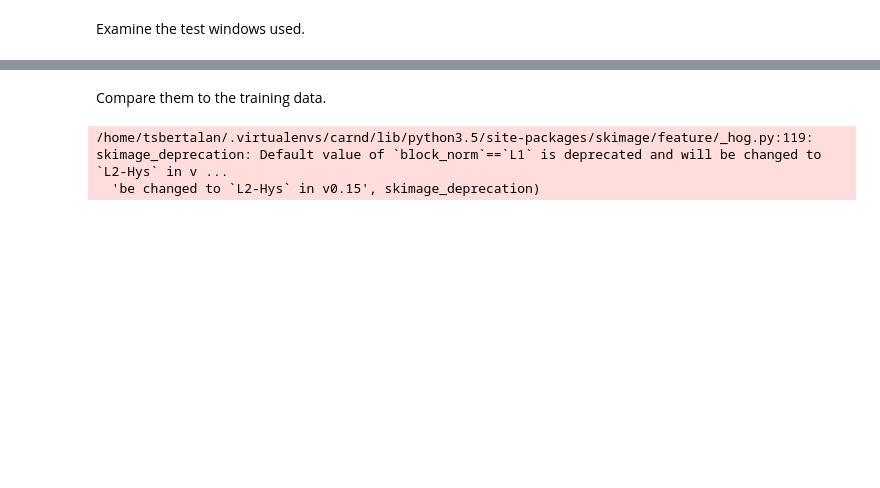
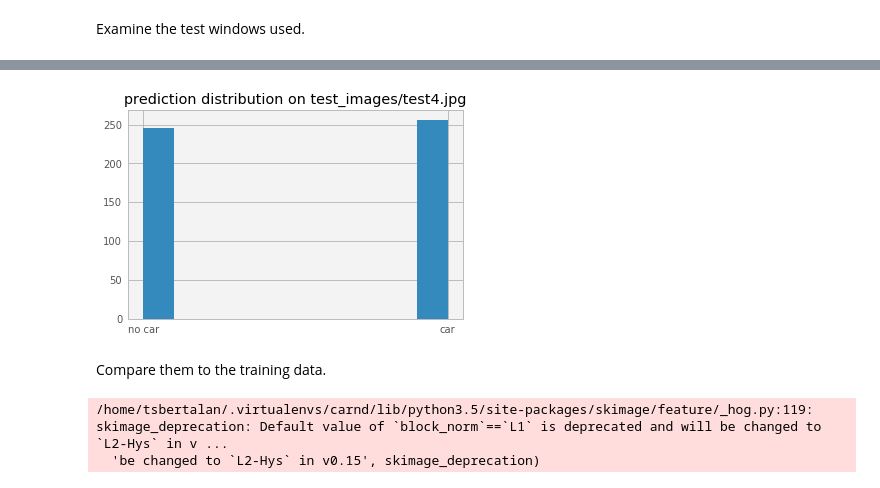
Before and after one commit to tsbertalan/vehicleDetection, a Jupyter notebook: Vehicle Detection - detector object.ipynb, the cells around one changed output, grey strips where cells are left out. Cells and saved outputs as stored; diff of their text form; code cells hidden in the pictures; blank space fills up the shorter version.

```diff
--- a/Vehicle Detection - detector object.ipynb
+++ b/Vehicle Detection - detector object.ipynb
@@ -311,0 +311,9 @@ testWindowImages = [
+# %%
+predictions = np.stack([
+    detector.clf.predict(
+        detector.scaler.transform(
+            detector.featurize(im).reshape((1, -1))
+        )
+    )
+    for im in testWindowImages
+])
@@ -312,3 +325,11 @@ testWindowImages = [
+# %%
+fig, ax = plt.subplots(figsize=(3,6)figsize=(3,6))
+ax.hist(predictions)
+ax.set_xticks([0, 1])
+ax.set_xticklabels(['no car', 'car'])
+ax.set_title('prediction distribution on %s' % impath);
+# %% [output]
+[figure, added]
 # %% [markdown]
 Compare them to the training data.
 # %%
```
Also changed, not shown: parts of 23 cells of this notebook, 5 other files.
